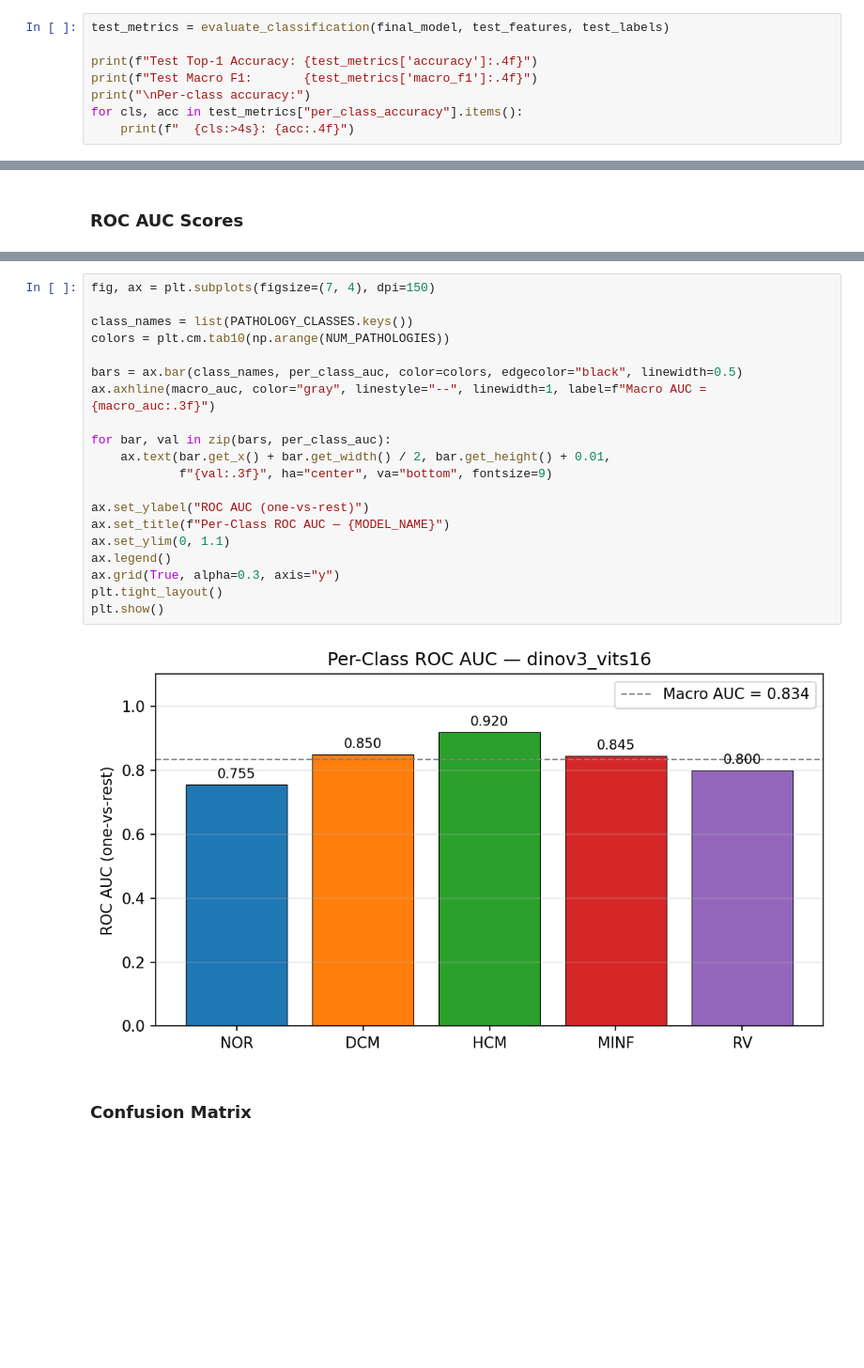
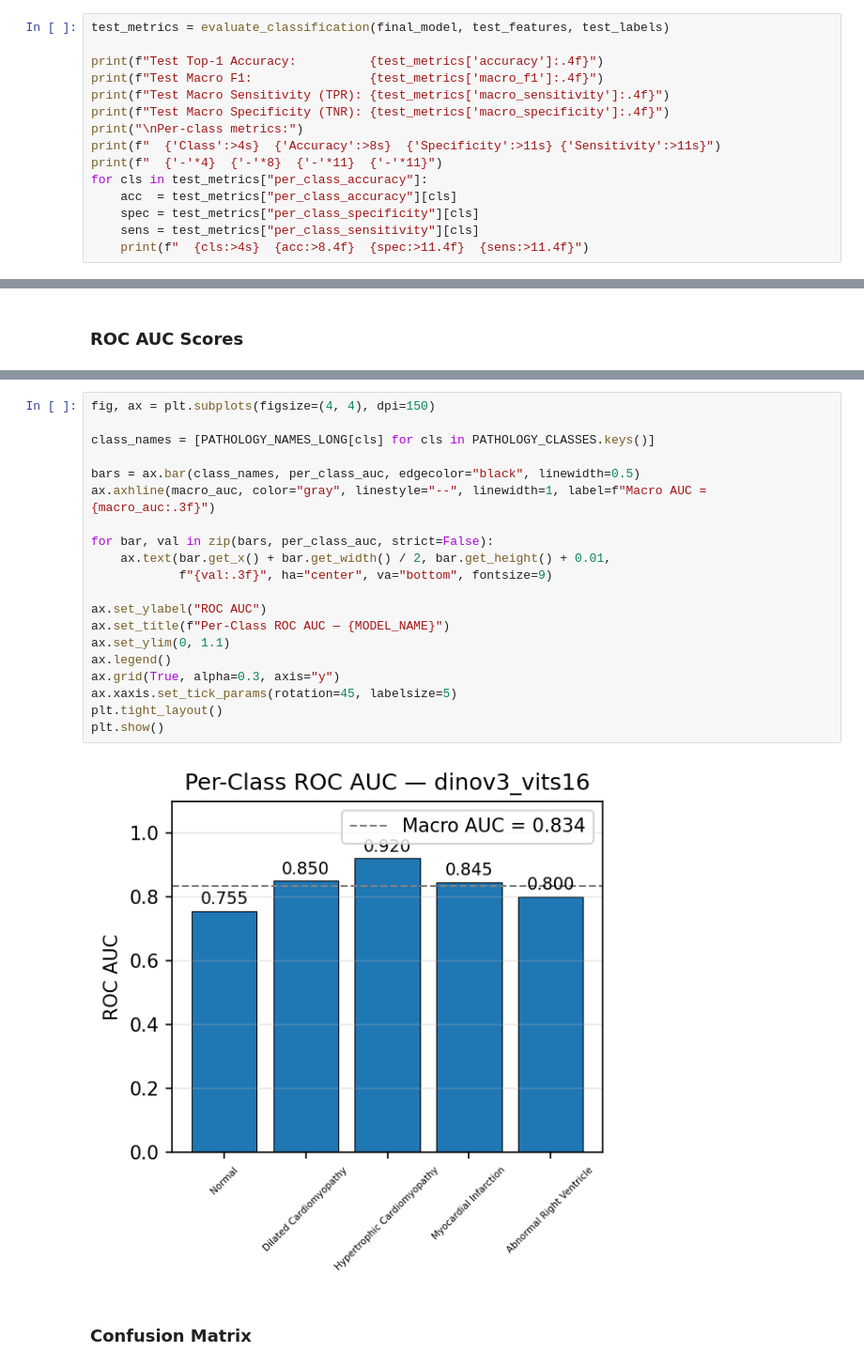
Before and after one commit to alan-turing-institute/heartfm-evals, a Jupyter notebook: notebooks/acdc_classification.ipynb, the cells around one changed output, grey strips where cells are left out. Shown at 94% size. Saved outputs shown, nothing was run; the diff lists cells and outputs as text; blank space fills up the shorter version.

Commit message:
roc curves and TPR and TNR rates

```diff
--- a/notebooks/acdc_classification.ipynb
+++ b/notebooks/acdc_classification.ipynb
@@ -309,9 +310,16 @@ plt.show()
 # %%
 test_metrics = evaluate_classification(final_model, test_features, test_labels)
 
-print(f"Test Top-1 Accuracy: {test_metrics['accuracy']:.4f}")
-print(f"Test Macro F1:       {test_metrics['macro_f1']:.4f}")
-print("\nPer-class accuracy:")
-for cls, acc in test_metrics["per_class_accuracy"].items():
-    print(f"  {cls:>4s}: {acc:.4f}")
+print(f"Test Top-1 Accuracy:          {test_metrics['accuracy']:.4f}")
+print(f"Test Macro F1:                {test_metrics['macro_f1']:.4f}")
+print(f"Test Macro Sensitivity (TPR): {test_metrics['macro_sensitivity']:.4f}")
+print(f"Test Macro Specificity (TNR): {test_metrics['macro_specificity']:.4f}")
+print("\nPer-class metrics:")
+print(f"  {'Class':>4s}  {'Accuracy':>8s}  {'Specificity':>11s} {'Sensitivity':>11s}")
+print(f"  {'-'*4}  {'-'*8}  {'-'*11}  {'-'*11}")
+for cls in test_metrics["per_class_accuracy"]:
+    acc  = test_metrics["per_class_accuracy"][cls]
+    spec = test_metrics["per_class_specificity"][cls]
+    sens = test_metrics["per_class_sensitivity"][cls]
+    print(f"  {cls:>4s}  {acc:>8.4f}  {spec:>11.4f}  {sens:>11.4f}")
 # %% [output]
@@ -374,27 +386,27 @@ plt.show()
 # %% [output]
 [figure]
 # %%
-fig, ax = plt.subplots(figsize=(7, 4), dpi=150)
+fig, ax = plt.subplots(figsize=(4, 4), dpi=150)
 
-class_names = list(PATHOLOGY_CLASSES.keys())
-colors = plt.cm.tab10(np.arange(NUM_PATHOLOGIES))
+class_names = [PATHOLOGY_NAMES_LONG[cls] for cls in PATHOLOGY_CLASSES.keys()]
 
-bars = ax.bar(class_names, per_class_auc, color=colors, edgecolor="black", linewidth=0.5)
+bars = ax.bar(class_names, per_class_auc, edgecolor="black", linewidth=0.5)
 ax.axhline(macro_auc, color="gray", linestyle="--", linewidth=1, label=f"Macro AUC = {macro_auc:.3f}")
 
-for bar, val in zip(bars, per_class_auc):
+for bar, val in zip(bars, per_class_auc, strict=False):
     ax.text(bar.get_x() + bar.get_width() / 2, bar.get_height() + 0.01,
             f"{val:.3f}", ha="center", va="bottom", fontsize=9)
 
-ax.set_ylabel("ROC AUC (one-vs-rest)")
+ax.set_ylabel("ROC AUC")
 ax.set_title(f"Per-Class ROC AUC — {MODEL_NAME}")
 ax.set_ylim(0, 1.1)
 ax.legend()
 ax.grid(True, alpha=0.3, axis="y")
+ax.xaxis.set_tick_params(rotation=45, labelsize=5)
 plt.tight_layout()
 plt.show()
 # %% [output]
-[figure, old version]
+[figure, new version]
 # %% [markdown]
 ### Confusion Matrix
 # %%
```
Also changed, not shown: parts of 6 cells of this notebook, 1 other file.
